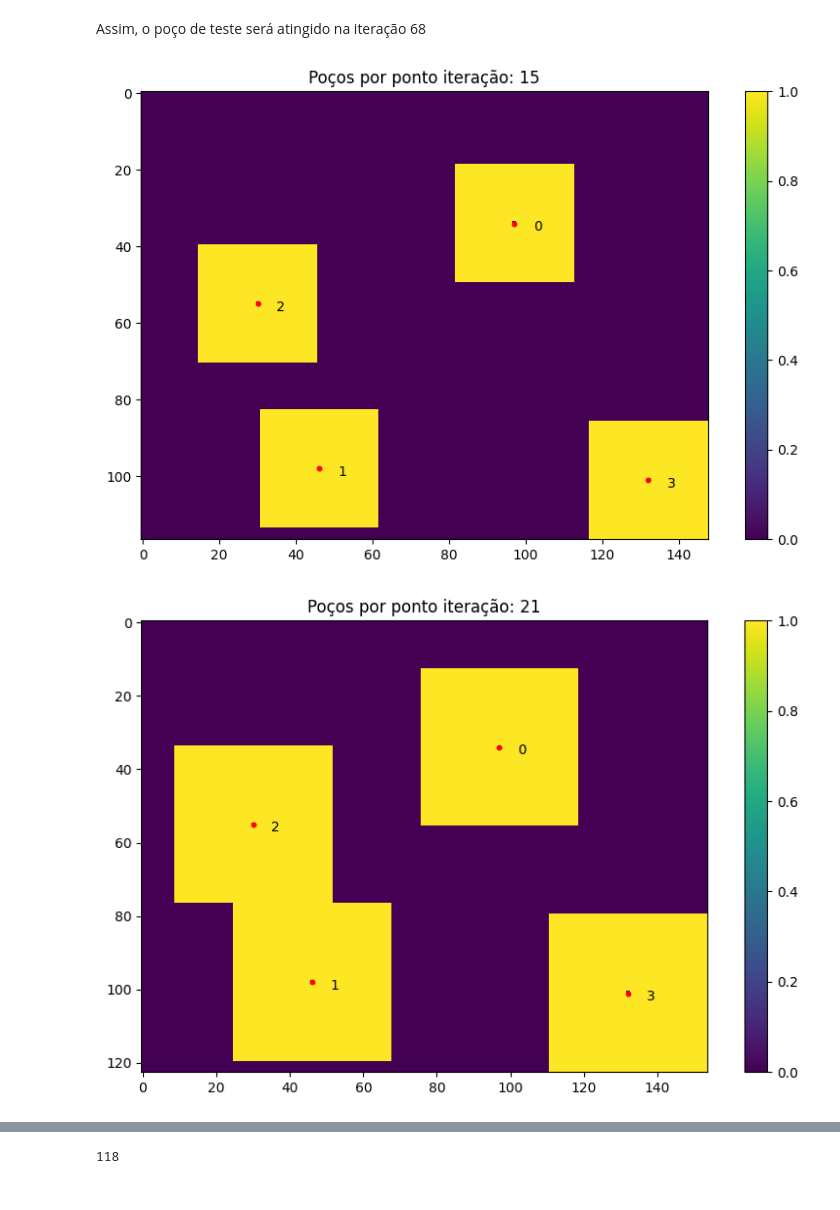
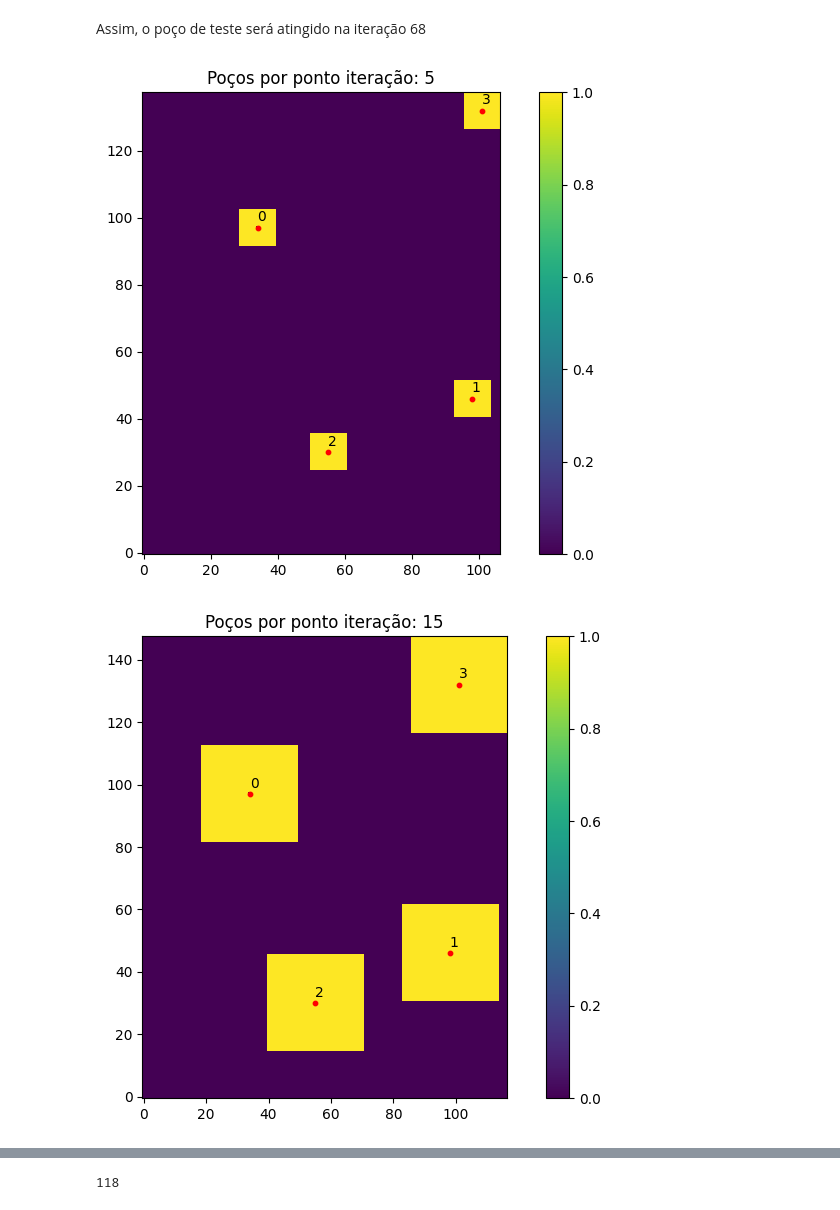
Before and after one commit to georgeteodoro/petroiageo, a Jupyter notebook: data/ANP/results/area_1/resultados-viz.ipynb, the cells around one changed output, grey strips where cells are left out. Drawn from its saved outputs; the diff is of its cells as text; code cells hidden in the pictures.

```diff
--- a/data/ANP/results/area_1/resultados-viz.ipynb
+++ b/data/ANP/results/area_1/resultados-viz.ipynb
@@ -25,0 +32,19 @@ plt.show()
+# %%
+f, ax = plt.subplots(figsize=(7, 5))
+
+# sns.set_theme(style="ticks")
+sns.despine(f)
+sns.histplot(
+    por_df,
+    x="porosity", hue="train",
+    # palette="light:m_r",
+    edgecolor=".3",
+    linewidth=.5,
+    binwidth=1, kde=True
+
+)
+plt.title("Distribuição de porosidade dos poços")
+plt.xlabel("Porosidade (Densidade)")
+plt.ylabel("Contagem")
+plt.savefig("wells_porosity_dist.png")
+plt.show()
@@ -255,20 +465,21 @@ cube.its_until_point((33, 184))
 # %% [markdown]
 Assim, o poço de teste será atingido na iteração 68
 # %%
-interest_its=[15, 21, 22, 23, 25]
+interest_its=[5, 15, 21, 25]
 for it in interest_its:
-    pred_viz = cube.pred_config_at_it(it)
+    pred_viz = cube.pred_config_at_it(it).T
     plt.figure(figsize=(10, 6))
-    plt.imshow(pred_viz)
+    plt.imshow(pred_viz, origin="lower")
     plt.colorbar()
 
     for w_id, w in enumerate(wells_coords):
-        plt.text(w[1]+5, w[0]+2, w_id, c='black')
-        plt.scatter([w[1]], [w[0]], c='red', s=10)
+        plt.text(w[0], w[1]+2, w_id, c='black')
+        plt.scatter([w[0]], [w[1]], c='red', s=10)
 
     plt.title(f"Poços por ponto iteração: {it}")
-    # plt.savefig(f"{it}-config.jpg")
+    # plt.tight()
+    plt.savefig(f"{it}-config.jpg", bbox_inches='tight')
     plt.show()
 # %% [output]
-[figure, old version]
+[figure, new version]
-[figure, old version]
+[figure, new version]
```
Also changed, not shown: parts of 30 cells of this notebook, 26 other files.
